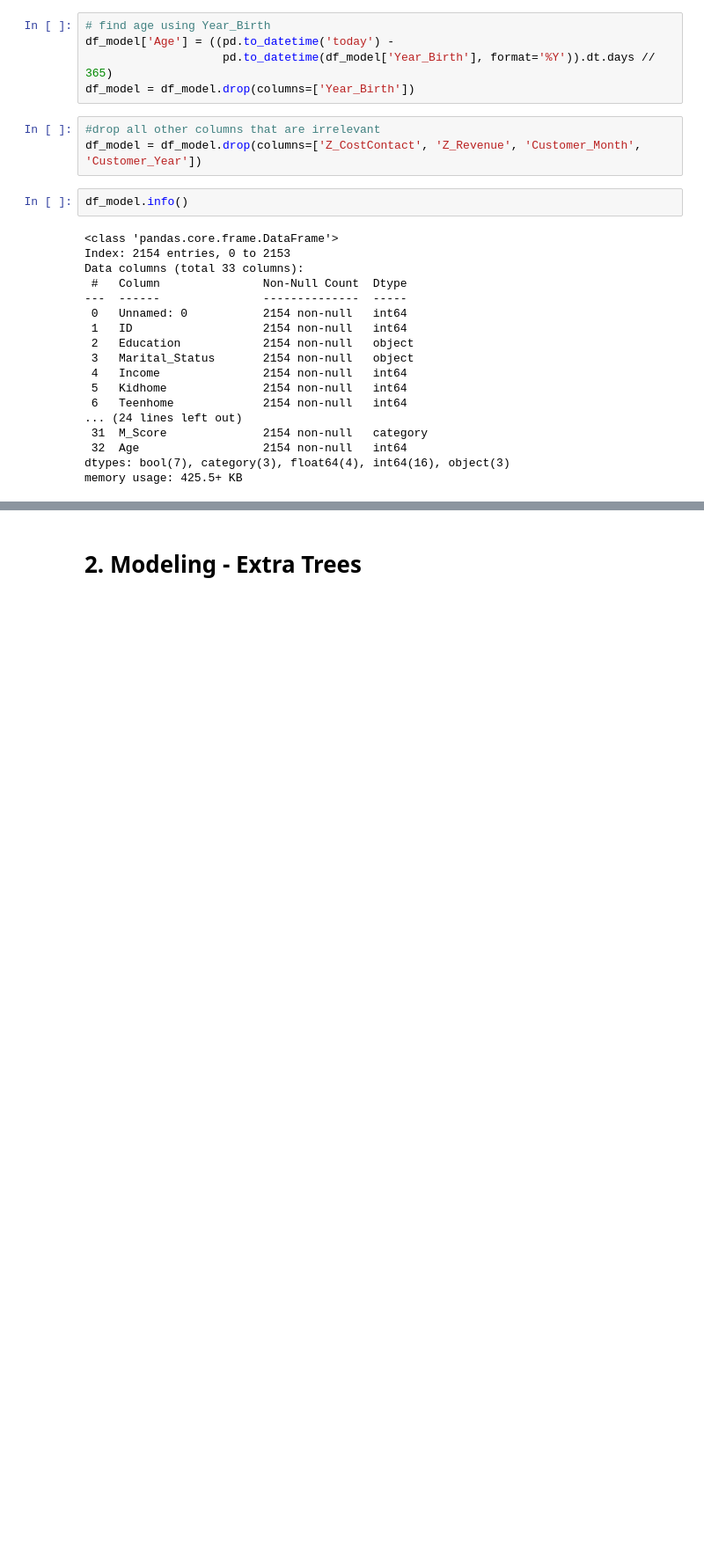
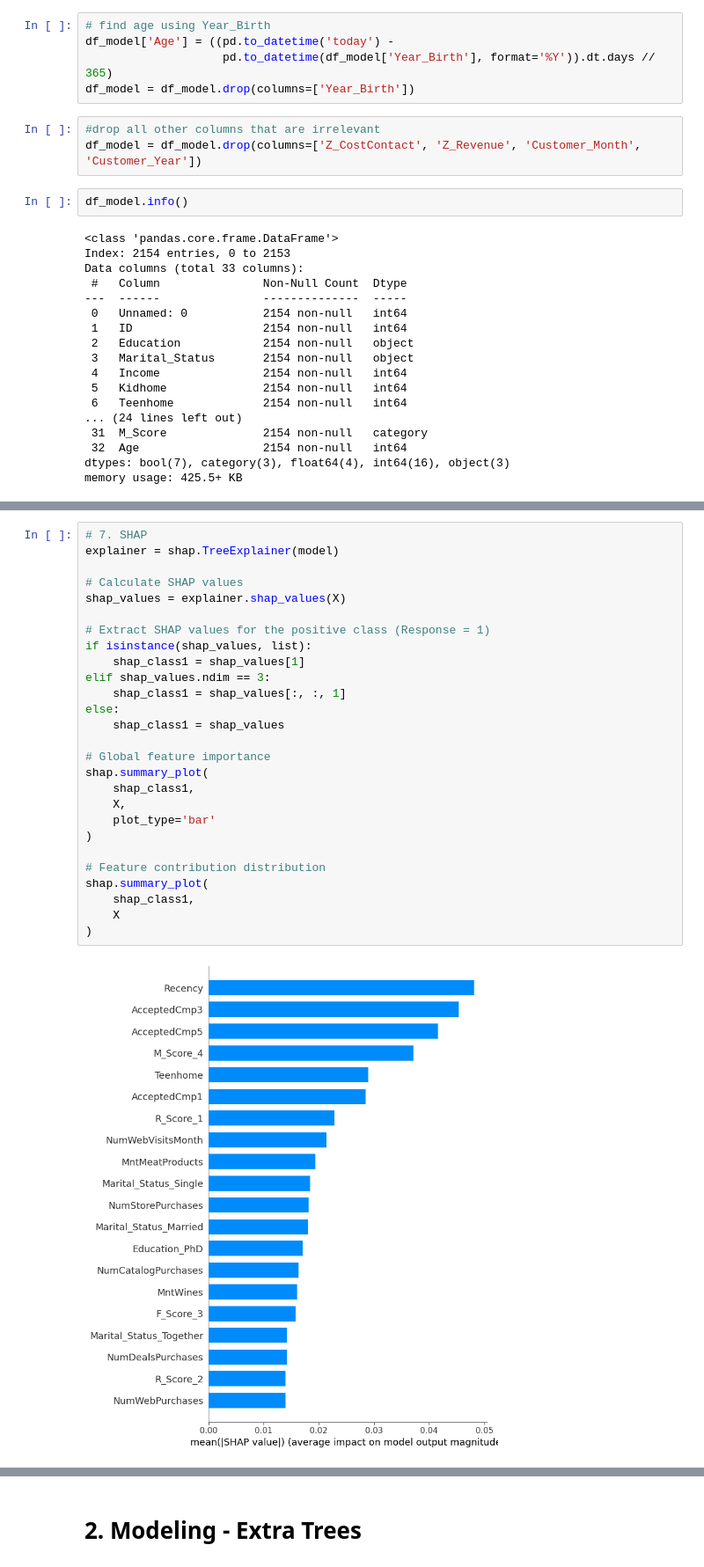
Before and after one commit to bayalams/msc-data-science-s2-ml, a Jupyter notebook: Projects/Project_2_Marketing_Response/04_extra_trees.ipynb, the cells around one changed output, grey strips where cells are left out. Shown at 88% size. Saved outputs shown, nothing was run; the diff lists cells and outputs as text; blank space fills up the shorter version.

```diff
--- a/Projects/Project_2_Marketing_Response/04_extra_trees.ipynb
+++ b/Projects/Project_2_Marketing_Response/04_extra_trees.ipynb
@@ -233,0 +357,29 @@ ValueError: could not convert string to float: 'Graduation'
+# %%
+# 7. SHAP
+explainer = shap.TreeExplainer(model)
+
+# Calculate SHAP values
+shap_values = explainer.shap_values(X)
+
+# Extract SHAP values for the positive class (Response = 1)
+if isinstance(shap_values, list):
+    shap_class1 = shap_values[1]
+elif shap_values.ndim == 3:
+    shap_class1 = shap_values[:, :, 1]
+else:
+    shap_class1 = shap_values
+
+# Global feature importance
+shap.summary_plot(
+    shap_class1,
+    X,
+    plot_type='bar'
+)
+
+# Feature contribution distribution
+shap.summary_plot(
+    shap_class1,
+    X
+)
+# %% [output]
+[figure, added]
```
Also changed, not shown: parts of 23 cells of this notebook.
